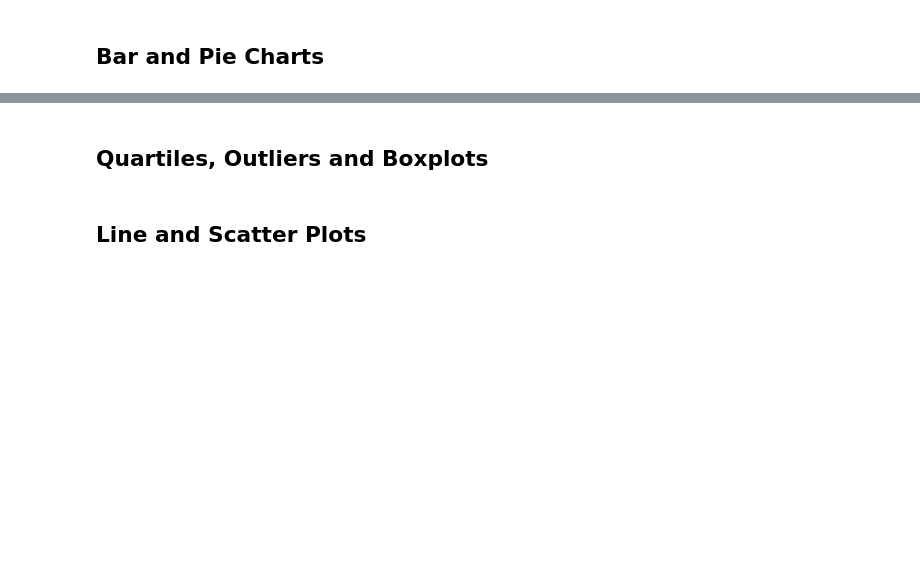
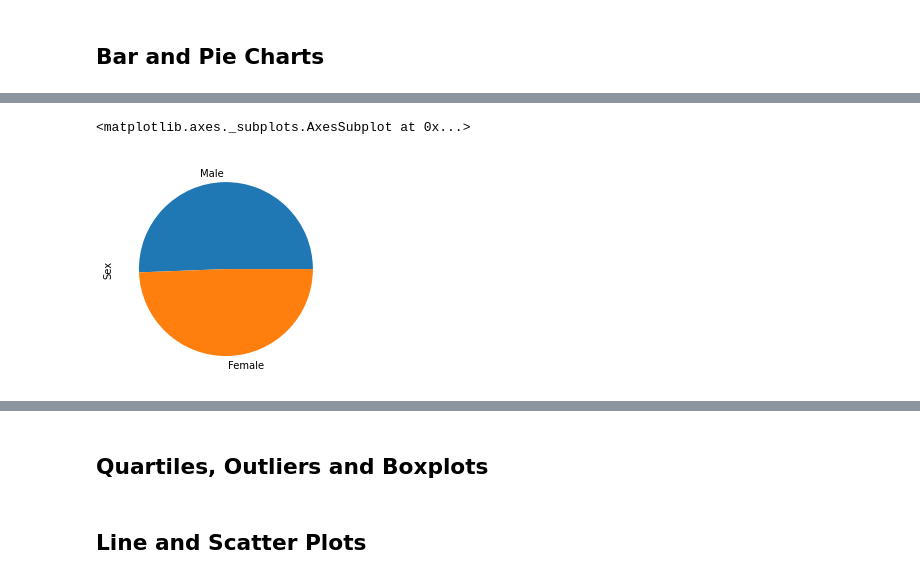
Before and after one commit to jgmoore10/matplotlib, a Jupyter notebook: Pymaceuticals/pymaceuticals_starter.ipynb, the cells around one changed output, grey strips where cells are left out. Drawn from its saved outputs; the diff is of its cells as text; code cells hidden in the pictures; blank space fills up the shorter version.

```diff
--- a/Pymaceuticals/pymaceuticals_starter.ipynb
+++ b/Pymaceuticals/pymaceuticals_starter.ipynb
@@ -135,4 +177,8 @@ number_drug_measurements_regimen.plot(kind="bar", figsize=(10,3))
 # %%
 # Generate a pie plot showing the distribution of female versus male mice using pandas
+mouse_df['Sex'].value_counts().plot(kind='pie')
+# %% [output]
+<matplotlib.axes._subplots.AxesSubplot at 0x...>
+[figure, added]
 # %%
 # Generate a pie plot showing the distribution of female versus male mice using pyplot
```
Also changed, not shown: parts of 7 cells of this notebook, 1 other file.
